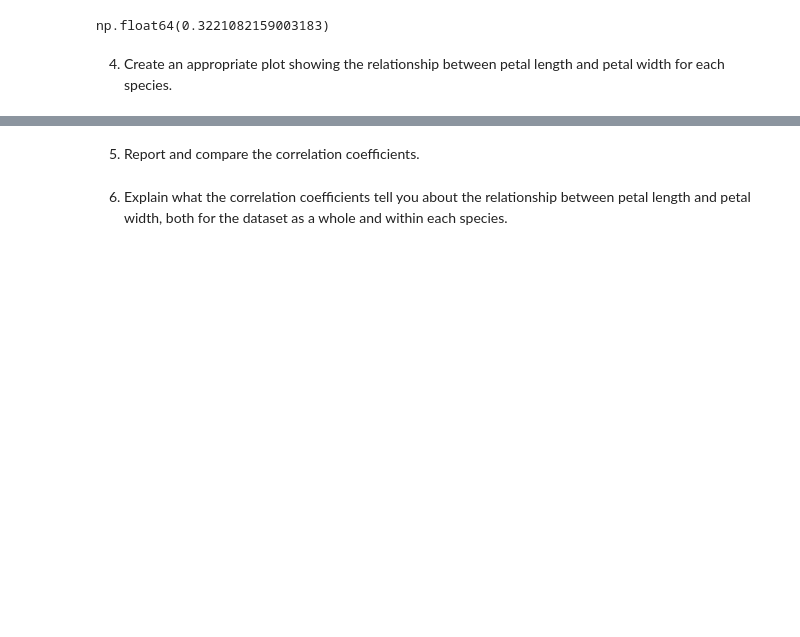
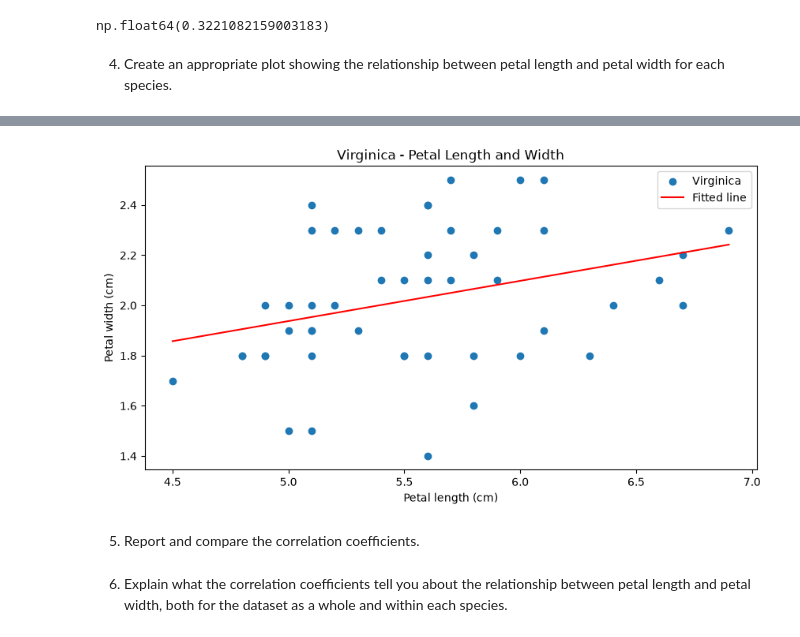
Before and after one commit to vanelyraa/applied-statistics, a Jupyter notebook: problems.ipynb, the cells around one changed output, grey strips where cells are left out. Saved outputs shown, nothing was run; the diff lists cells and outputs as text; code cells hidden in the pictures; blank space fills up the shorter version.

```diff
--- a/problems.ipynb
+++ b/problems.ipynb
@@ -298,3 +354,31 @@ np.float64(0.3221082159003183)
+# %%
+# Virginica length and width
+virginica_length = virginica["petal_length"]
+virginica_width = virginica["petal_width"]
+
+# Calculating slope and intercept
+m, c = np.polyfit(virginica_length, virginica_width, 1)
+
+# Fitted line values
+x = np.linspace(virginica_length.min(), virginica_length.max(), 100)
+
+# Create plot
+fig, ax = plt.subplots(figsize=(10, 5))
+
+ax.scatter(virginica_length, virginica_width, label="Virginica")
+
+# Plot fitted straight line
+ax.plot(x, m * x + c, color="red", label="Fitted line")
+
+# Plot labels
+ax.set_xlabel("Petal length (cm)")
+ax.set_ylabel("Petal width (cm)")
+ax.set_title("Virginica - Petal Length and Width")
+ax.legend()
+
+plt.show()
+# %% [output]
+[figure, added]
 # %% [markdown]
 5. Report and compare the correlation coefficients.
 # %% [markdown]
```
Also changed, not shown: parts of 2 cells of this notebook.
